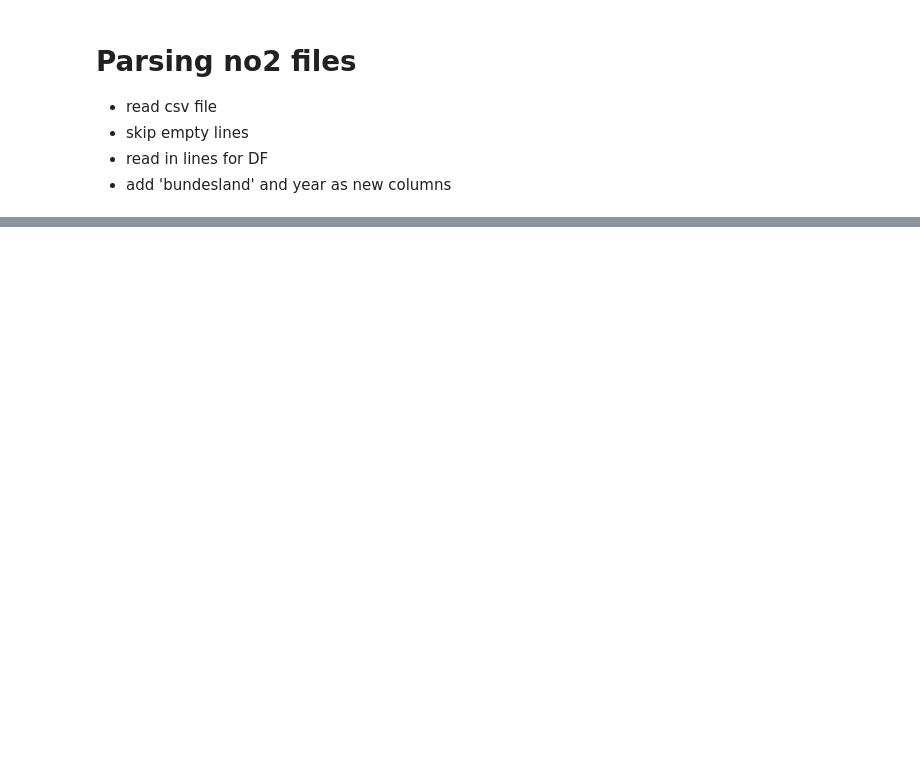
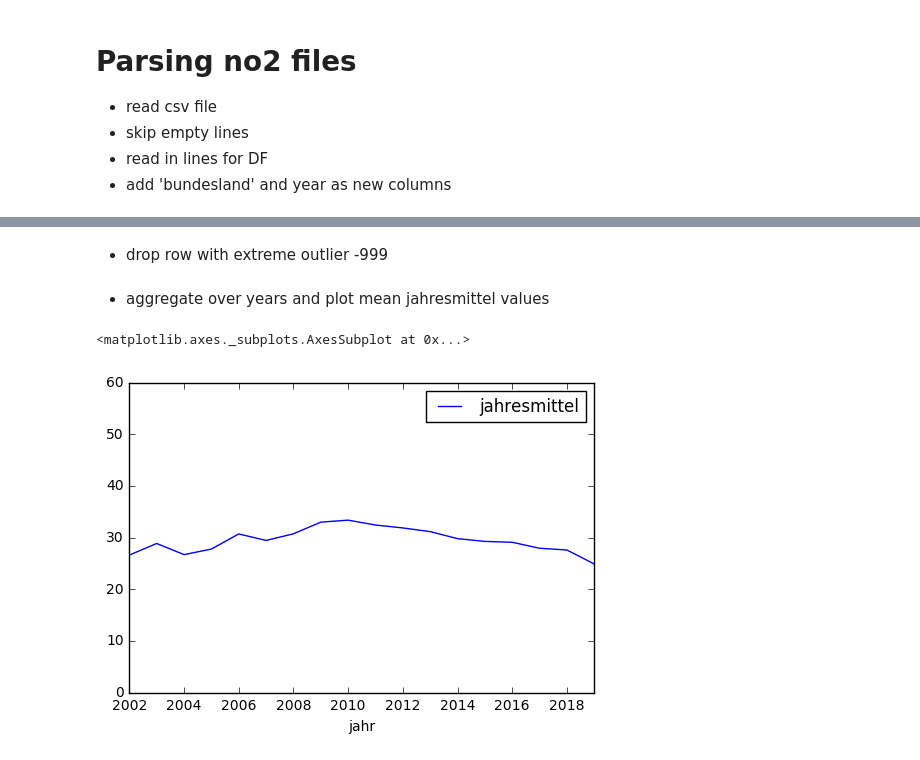
Before and after one commit to RaumschiffGS/Data-Science-Project, a Jupyter notebook: parse_no2.ipynb, the cells around one changed output, grey strips where cells are left out. Drawn from its saved outputs; the diff is of its cells as text; code cells hidden in the pictures; blank space fills up the shorter version.

```diff
--- a/parse_no2.ipynb
+++ b/parse_no2.ipynb
@@ -48,0 +135,2 @@ for file in paths:
+# %%
+stickstoff["jahresmittel"] = stickstoff["jahresmittel"].str.replace(",",".")
@@ -48,0 +139,15 @@ for file in paths:
+# %%
+stickstoff["jahresmittel"] = stickstoff["jahresmittel"].astype(float)
+# %% [markdown]
+* drop row with extreme outlier -999
+# %%
+stickstoff.drop(190, axis=0, inplace = True)
+# %% [markdown]
+* aggregate over years and plot mean jahresmittel values
+# %%
+mean = stickstoff.groupby("jahr").agg("mean")
+# %%
+mean.plot(ylim=(0,60))
+# %% [output]
+<matplotlib.axes._subplots.AxesSubplot at 0x...>
+[figure, added]
```
Also changed, not shown: parts of 26 cells of this notebook.
